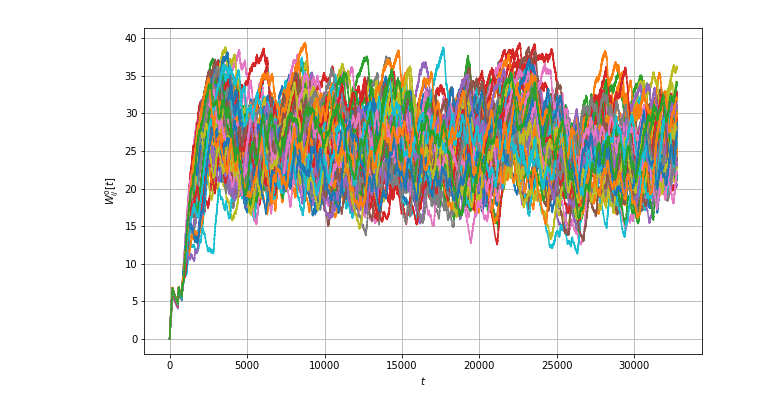
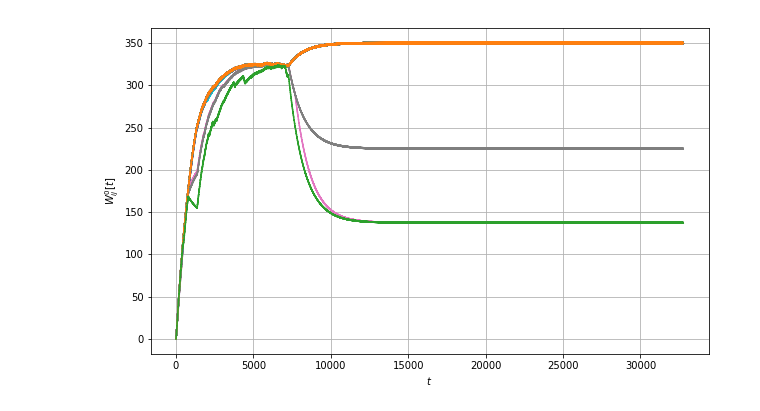
Before and after one commit to dkaravaev/neurodyn, a Jupyter notebook: PlotRegime.ipynb, the cells around one changed output. Drawn from its saved outputs; the diff is of its cells as text; code cells hidden in the pictures.

```diff
--- a/PlotRegime.ipynb
+++ b/PlotRegime.ipynb
@@ -22,18 +22,29 @@ time_interval = 2 ** 15
 callbacks = {}
 for i in range(1, N):
     callbacks['W_' + str(i)] = Weight0Callback(time_interval, 0, i)
-
+callbacks['C'] = ClusterCoeffCallback(time_interval=time_interval)
+callbacks['K'] = TotalDegreeCallback(time_interval=time_interval)
 signal = SwitchSignal([2000, time_interval], [RandomUnitSignal(N), ZeroSignal(N)])
-net = KPNetworkTanh(N, alpha = 0.001, beta = 0.3, gamma = 2.0)
+# N, 3, alpha = 0.6, beta = 0.3, gamma = 2.2 - period
+# N, 3, alpha = 0.49, beta = 0.3, gamma = 2.2
+# alpha = 0.59, beta = 0.3, gamma = 2.2 - trans
+# N, 3, alpha = 0.021, beta = 0.3, gamma = 2.2
+# N, 3, alpha = 0.027, beta = 0.3, gamma = 2.2
+# N, 3, alpha = 0.02735, beta = 0.3, gamma = 2.2 / 3.2
+# N, 3, alpha = 0.02734, beta = 0.3, gamma = 2.2 / 3.2
+# N, 3, alpha = 0.02736 / 0.02737, beta = 0.3, gamma = 3.2
+# N, 3, alpha = 0.02739, beta = 0.3, gamma = 3.2
+net = KPNetworkTanhDelayed(N, 3, alpha = 0.59, beta = 0.3, gamma = 2.2)
 handler = ComputationHandler(time_interval)
 results = handler.run(net, signal, callbacks)
 # %%
 plt.figure(figsize=(10, 6))
-for value in results.values():
-    plt.plot(value)
+for key, value in results.items():
+    if key[0] == 'W':
+        plt.plot(value)
 plt.grid(True)
 plt.xlabel(r'$t$')
 plt.ylabel(r'$W^{0}_{ij}[t]$')
 plt.show()
 # %% [output]
-[figure, old version]
+[figure, new version]
```
Also changed, not shown: parts of 6 cells of this notebook, 1 other file.
